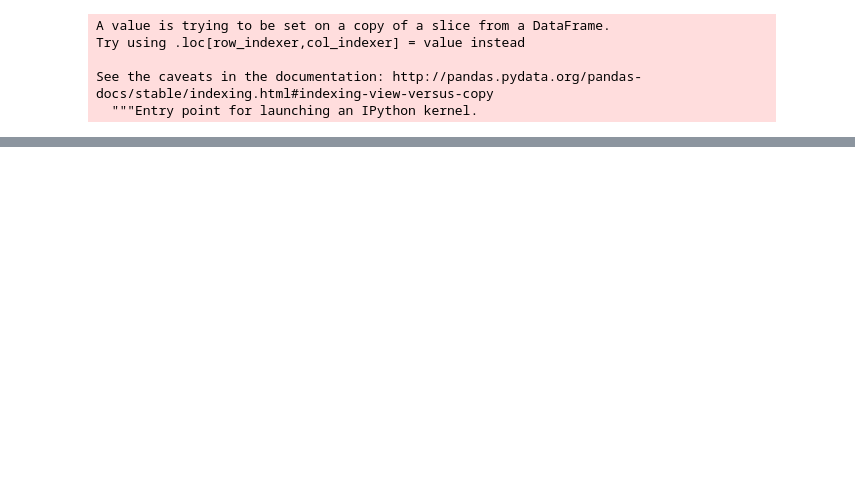
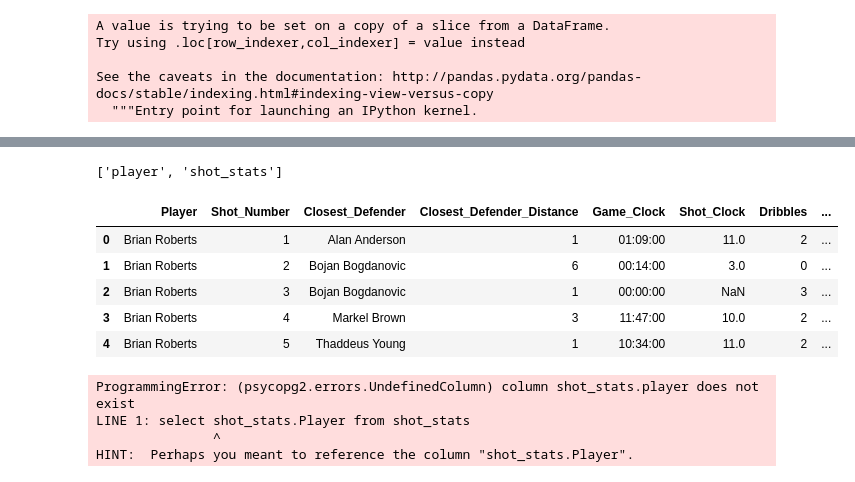
Before and after one commit to joshseymour/ETL_Project, a Jupyter notebook: Transform_Shots.ipynb, the cells around one changed output, grey strips where cells are left out. Drawn from its saved outputs; the diff is of its cells as text; code cells hidden in the pictures; blank space fills up the shorter version.

```diff
--- a/Transform_Shots.ipynb
+++ b/Transform_Shots.ipynb
@@ -153,3 +167,11 @@ dtypes: float64(4), int64(3), object(4)
 memory usage: 10.7+ MB
 # %%
 new_df.to_csv('shot_stats.csv')
+# %%
+#create the connection to the db
+rds_connection_string = "postgres:postgres@localhost:5432/NBA_db"
+engine = create_engine(f'postgresql://{rds_connection_string}')
+# %%
+engine.table_names()
+# %% [output]
+['player', 'shot_stats']
@@ -155,0 +180,16 @@ new_df.to_csv('shot_stats.csv')
+# %%
+pd.read_sql_query('select * from shot_stats', con=engine).head()
+# %% [output]
+|  | Player | Shot_Number | Closest_Defender | Closest_Defender_Distance | Game_Clock | Shot_Clock | Dribbles | ... |
+| 0 | Brian Roberts | 1 | Alan Anderson | 1 | 01:09:00 | 11.0 | 2 | ... |
+| 1 | Brian Roberts | 2 | Bojan Bogdanovic | 6 | 00:14:00 | 3.0 | 0 | ... |
+| 2 | Brian Roberts | 3 | Bojan Bogdanovic | 1 | 00:00:00 | NaN | 3 | ... |
+| 3 | Brian Roberts | 4 | Markel Brown | 3 | 11:47:00 | 10.0 | 2 | ... |
+| 4 | Brian Roberts | 5 | Thaddeus Young | 1 | 10:34:00 | 11.0 | 2 | ... |
+# %%
+pd.read_sql_query('select shot_stats.Player from shot_stats', con=engine).head()
+# %% [output]
+ProgrammingError: (psycopg2.errors.UndefinedColumn) column shot_stats.player does not exist
+LINE 1: select shot_stats.Player from shot_stats
+               ^
+HINT:  Perhaps you meant to reference the column "shot_stats.Player".
```
Also changed, not shown: parts of 10 cells of this notebook, 4 other files.
